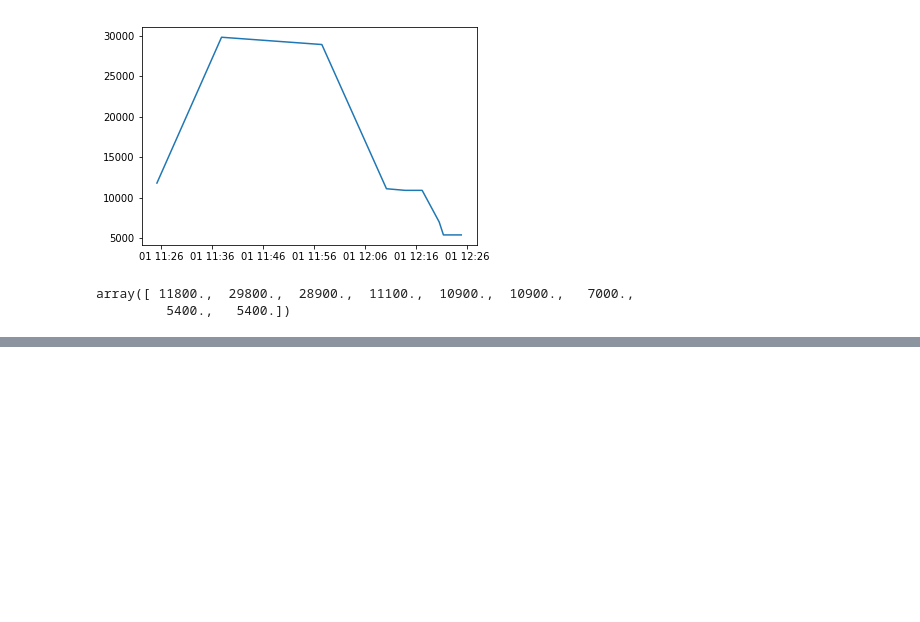
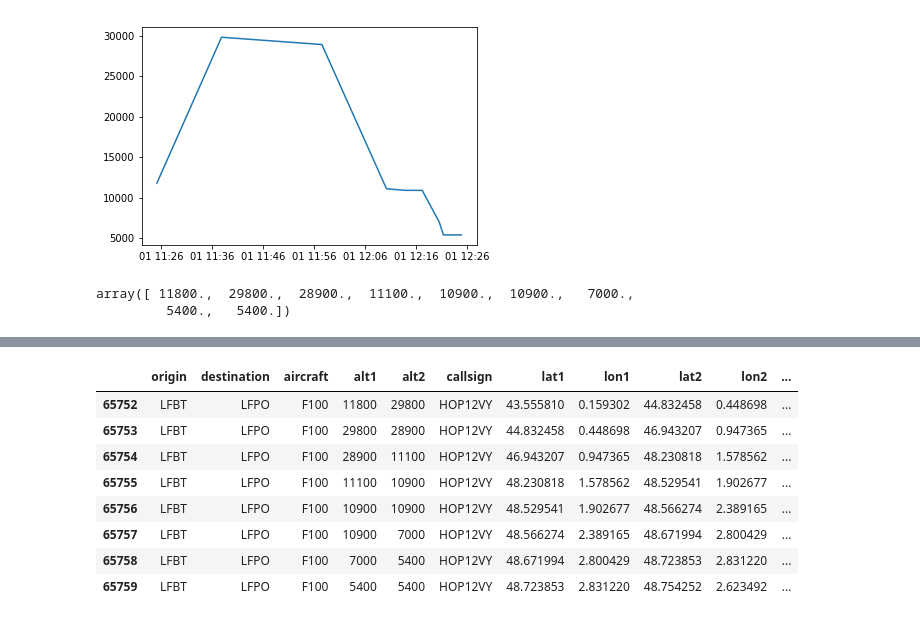
Before and after one commit to xoolive/traffic, a Jupyter notebook: notebooks/so6_usage.ipynb, the cells around one changed output, grey strips where cells are left out. Cells and saved outputs as stored; diff of their text form; code cells hidden in the pictures; blank space fills up the shorter version.

```diff
--- a/notebooks/so6_usage.ipynb
+++ b/notebooks/so6_usage.ipynb
@@ -172,0 +272,12 @@ array([ 11800.,  29800.,  28900.,  11100.,  10900.,  10900.,   7000.,
+# %%
+so6['HOP12VY'].data
+# %% [output]
+|  | origin | destination | aircraft | alt1 | alt2 | callsign | lat1 | lon1 | lat2 | lon2 | ... |
+| 65752 | LFBT | LFPO | F100 | 11800 | 29800 | HOP12VY | 43.555810 | 0.159302 | 44.832458 | 0.448698 | ... |
+| 65753 | LFBT | LFPO | F100 | 29800 | 28900 | HOP12VY | 44.832458 | 0.448698 | 46.943207 | 0.947365 | ... |
+| 65754 | LFBT | LFPO | F100 | 28900 | 11100 | HOP12VY | 46.943207 | 0.947365 | 48.230818 | 1.578562 | ... |
+| 65755 | LFBT | LFPO | F100 | 11100 | 10900 | HOP12VY | 48.230818 | 1.578562 | 48.529541 | 1.902677 | ... |
+| 65756 | LFBT | LFPO | F100 | 10900 | 10900 | HOP12VY | 48.529541 | 1.902677 | 48.566274 | 2.389165 | ... |
+| 65757 | LFBT | LFPO | F100 | 10900 | 7000 | HOP12VY | 48.566274 | 2.389165 | 48.671994 | 2.800429 | ... |
+| 65758 | LFBT | LFPO | F100 | 7000 | 5400 | HOP12VY | 48.671994 | 2.800429 | 48.723853 | 2.831220 | ... |
+| 65759 | LFBT | LFPO | F100 | 5400 | 5400 | HOP12VY | 48.723853 | 2.831220 | 48.754252 | 2.623492 | ... |
```
Also changed, not shown: parts of 3 cells of this notebook, 1 other file.
